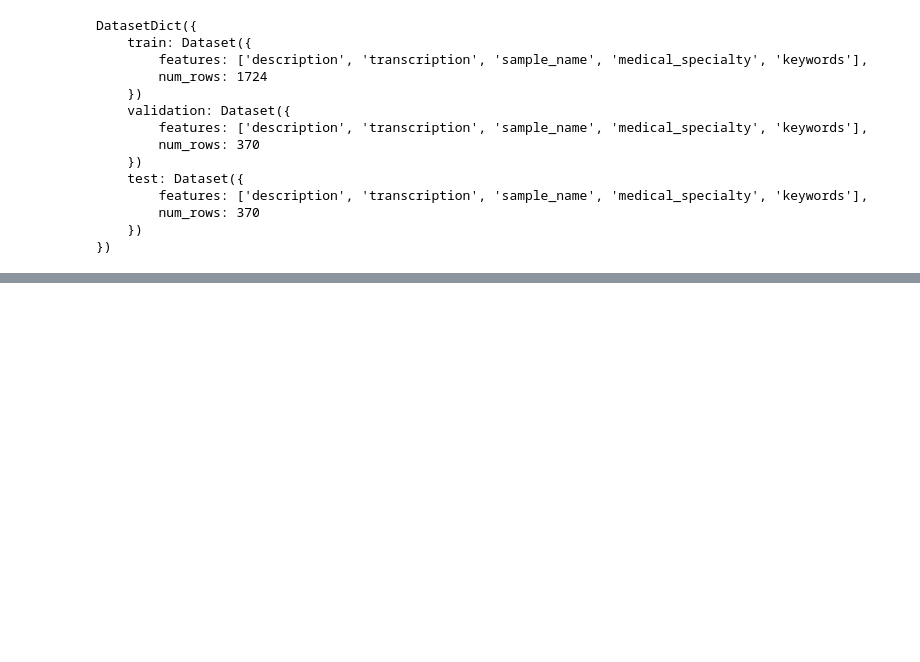
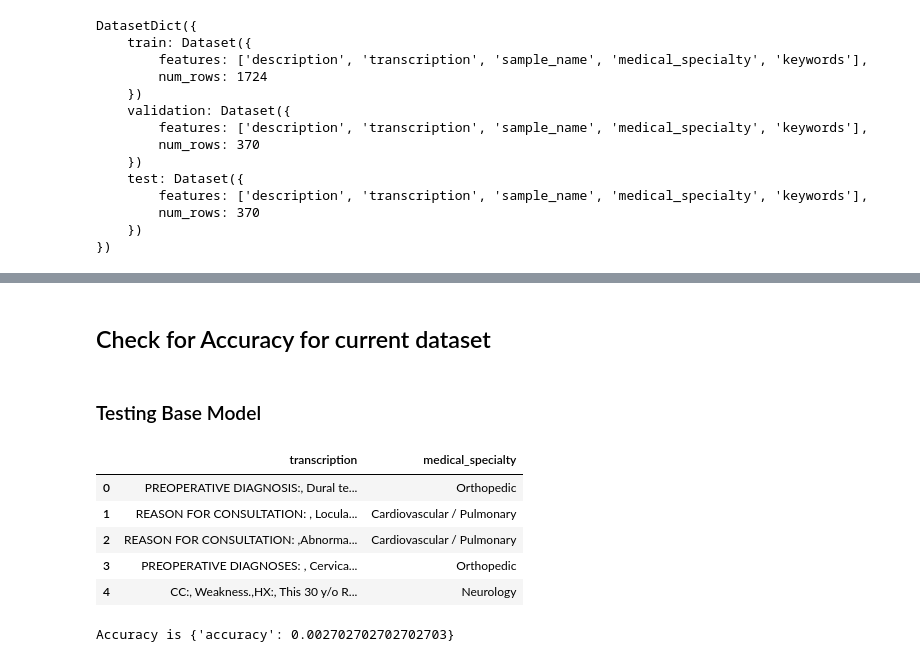
Before and after one commit to tandonaditya/llm-fine-tuning, a Jupyter notebook: notebooks/fine-tune-llm.ipynb, the cells around one changed output, grey strips where cells are left out. Drawn from its saved outputs; the diff is of its cells as text; code cells hidden in the pictures; blank space fills up the shorter version.

```diff
--- a/notebooks/fine-tune-llm.ipynb
+++ b/notebooks/fine-tune-llm.ipynb
@@ -68,0 +242,2 @@ train_df.head()
+# %% [markdown]
+## Check for Accuracy for current dataset
@@ -68,0 +259,12 @@ train_df.head()
+# %% [markdown]
+### Testing Base Model
+# %%
+test_df = medical_test.to_pandas()[columns_to_keep]
+test_df.head()
+# %% [output]
+|  | transcription | medical_specialty |
+| 0 | PREOPERATIVE DIAGNOSIS:, Dural te... | Orthopedic |
+| 1 | REASON FOR CONSULTATION: , Locula... | Cardiovascular / Pulmonary |
+| 2 | REASON FOR CONSULTATION: ,Abnorma... | Cardiovascular / Pulmonary |
+| 3 | PREOPERATIVE DIAGNOSES: , Cervica... | Orthopedic |
+| 4 | CC:, Weakness.,HX:, This 30 y/o R... | Neurology |
@@ -68,0 +286,10 @@ train_df.head()
+# %%
+test_df['Base_Model_Output_Id'] = test_df['Base_Model_Output'].apply(lambda x: label2id[x])
+test_df['medical_specialty_id'] = test_df['medical_specialty'].apply(lambda x: label2id[x])
+# import pandas as pd
+# test_df = pd.read_csv('base_model_output.csv')
+print(calculate_metrics((test_df['Base_Model_Output_Id'].tolist(), test_df['medical_specialty_id'].tolist())))
+
+test_df.to_csv('base_model_output.csv')
+# %% [output]
+Accuracy is {'accuracy': 0.002702702702702703}
```
Also changed, not shown: parts of 46 cells of this notebook.
